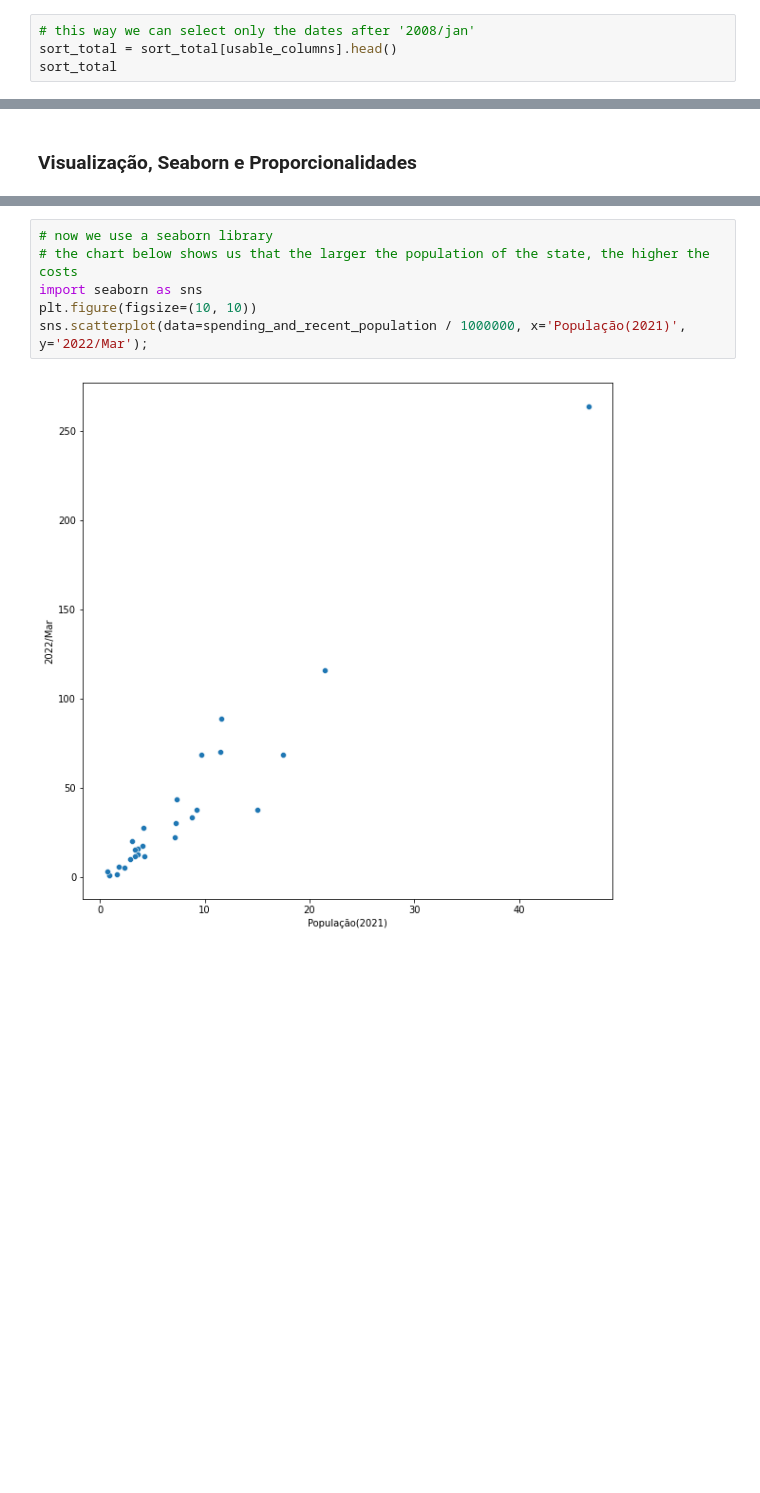
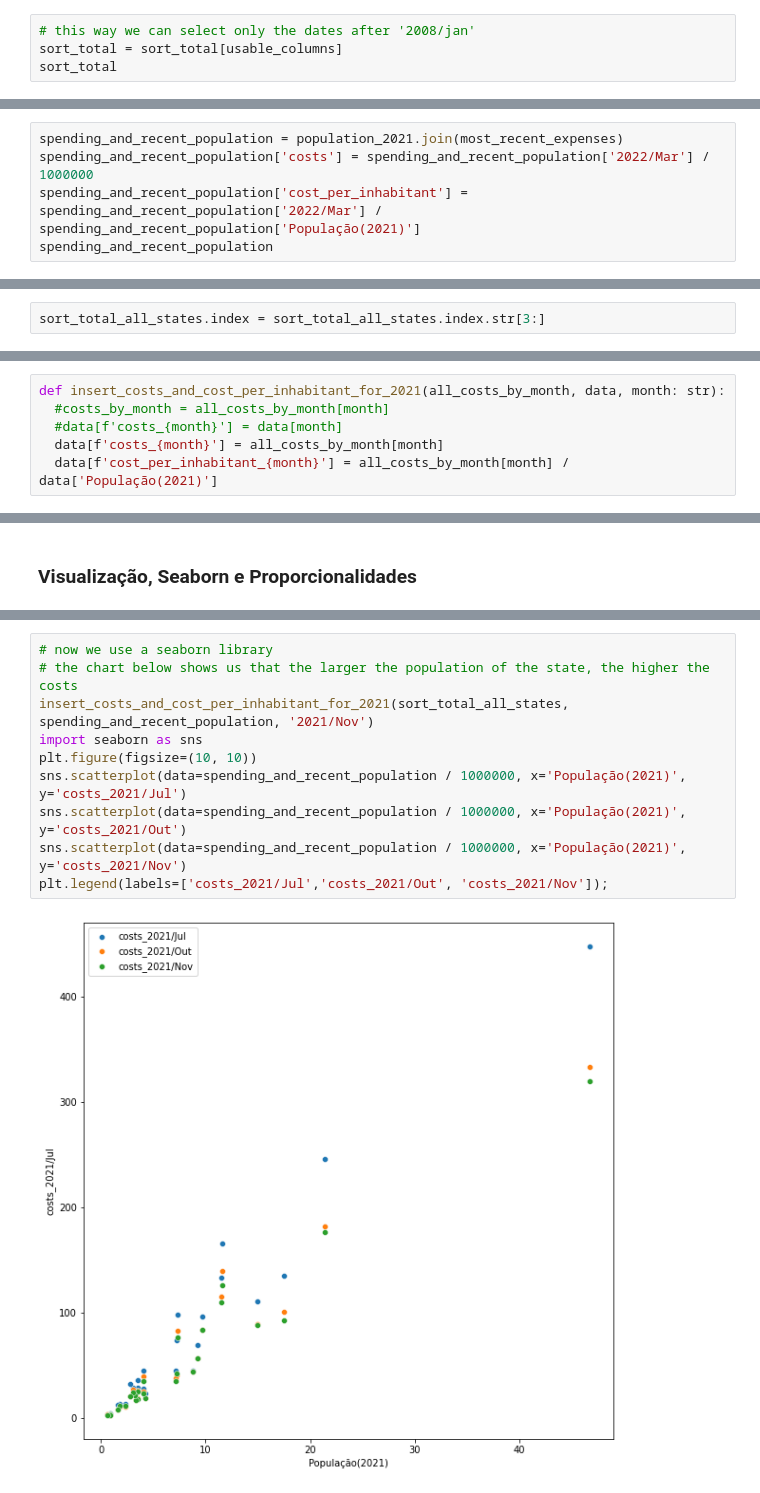
Before and after one commit to paulo-lins/EDA_datasus, a Jupyter notebook: EDA_tabnet.ipynb, the cells around one changed output, grey strips where cells are left out. Drawn from its saved outputs; the diff is of its cells as text; blank space fills up the shorter version.

```diff
--- a/EDA_tabnet.ipynb
+++ b/EDA_tabnet.ipynb
@@ -536,7 +536,7 @@ Index(['2008/Fev', '2008/Mar', '2008/Abr', '2008/Mai', '2008/Jun', '2008/Jul',
       dtype='object', length=170)
 # %%
 # this way we can select only the dates after '2008/jan'
-sort_total = sort_total[usable_columns].head()
+sort_total = sort_total[usable_columns]
 sort_total
 # %% [output]
 |  | 2008/Fev | 2008/Mar | 2008/Abr | 2008/Mai | 2008/Jun | 2008/Jul | 2008/Ago | 2008/Set | 2008/Out | ... |
@@ -962,0 +979,5 @@ spending_and_recent_population
+# %%
+spending_and_recent_population = population_2021.join(most_recent_expenses)
+spending_and_recent_population['costs'] = spending_and_recent_population['2022/Mar'] / 1000000
+spending_and_recent_population['cost_per_inhabitant'] = spending_and_recent_population['2022/Mar'] / spending_and_recent_population['População(2021)']
+spending_and_recent_population
@@ -962,0 +1003,2 @@ spending_and_recent_population
+# %%
+sort_total_all_states.index = sort_total_all_states.index.str[3:]
@@ -962,0 +1039,6 @@ spending_and_recent_population
+# %%
+def insert_costs_and_cost_per_inhabitant_for_2021(all_costs_by_month, data, month: str):
+  #costs_by_month = all_costs_by_month[month]
+  #data[f'costs_{month}'] = data[month]
+  data[f'costs_{month}'] = all_costs_by_month[month]
+  data[f'cost_per_inhabitant_{month}'] = all_costs_by_month[month] / data['População(2021)']
@@ -988,8 +1076,12 @@ spending_and_recent_population['cost_per_inhabitant'].plot(kind='bar', figsize=(
 # %%
 # now we use a seaborn library
 # the chart below shows us that the larger the population of the state, the higher the costs
+insert_costs_and_cost_per_inhabitant_for_2021(sort_total_all_states, spending_and_recent_population, '2021/Nov')
 import seaborn as sns
 plt.figure(figsize=(10, 10))
-sns.scatterplot(data=spending_and_recent_population / 1000000, x='População(2021)', y='2022/Mar');
+sns.scatterplot(data=spending_and_recent_population / 1000000, x='População(2021)', y='costs_2021/Jul')
+sns.scatterplot(data=spending_and_recent_population / 1000000, x='População(2021)', y='costs_2021/Out')
+sns.scatterplot(data=spending_and_recent_population / 1000000, x='População(2021)', y='costs_2021/Nov')
+plt.legend(labels=['costs_2021/Jul','costs_2021/Out', 'costs_2021/Nov']);
 # %% [output]
-[figure, old version]
+[figure, new version]
```
Also changed, not shown: parts of 25 cells of this notebook.
